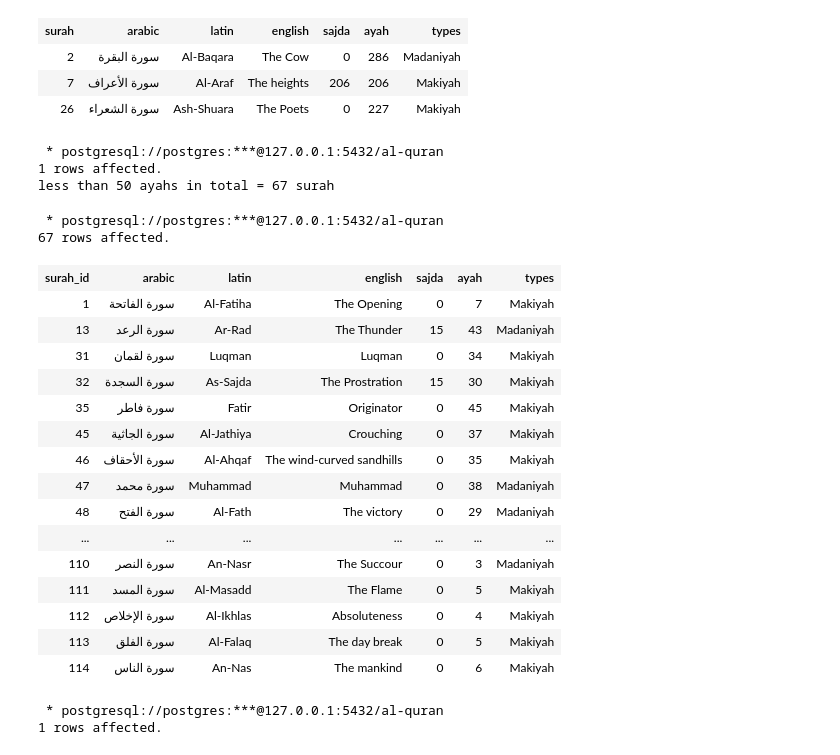
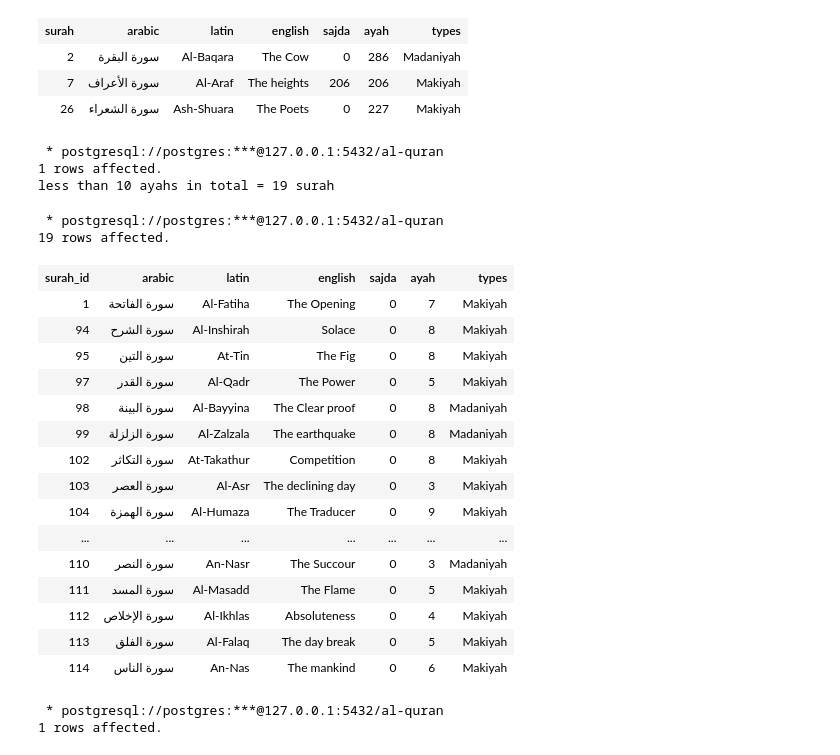
Before and after one commit to hudayala/Quran-Database-and-Data-Warehouse_Sulaiman-Charaae, a Jupyter notebook: al-quran.ipynb, the cells around one changed output. Drawn from its saved outputs; the diff is of its cells as text; code cells hidden in the pictures.

```diff
--- a/al-quran.ipynb
+++ b/al-quran.ipynb
@@ -189,28 +166,28 @@ SELECT * FROM quran_surah WHERE ayah > '200';
 | 7 | سورة الأعراف | Al-Araf | The heights | 206 | 206 | Makiyah |
 | 26 | سورة الشعراء | Ash-Shuara | The Poets | 0 | 227 | Makiyah |
 # %%
-ayahmore  = %sql SELECT count(quran_surah),count(1) FROM quran_surah WHERE ayah <= '50' ;
-print("less than 50 ayahs in total =", ayahmore[0][0],'surah')
+ayahmore  = %sql SELECT count(quran_surah),count(1) FROM quran_surah WHERE ayah <= '10' ;
+print("less than 10 ayahs in total =", ayahmore[0][0],'surah')
 # %% [output]
  * postgresql://postgres:***@127.0.0.1:5432/al-quran
 1 rows affected.
-less than 50 ayahs in total = 67 surah
+less than 10 ayahs in total = 19 surah
 # %%
 %%sql
-SELECT * FROM quran_surah WHERE ayah <= '50';
+SELECT * FROM quran_surah WHERE ayah <= '10';
 # %% [output]
  * postgresql://postgres:***@127.0.0.1:5432/al-quran
-67 rows affected.
+19 rows affected.
 | surah_id | arabic | latin | english | sajda | ayah | types |
 | 1 | سورة الفاتحة | Al-Fatiha | The Opening | 0 | 7 | Makiyah |
-| 13 | سورة الرعد | Ar-Rad | The Thunder | 15 | 43 | Madaniyah |
-| 31 | سورة لقمان | Luqman | Luqman | 0 | 34 | Makiyah |
-| 32 | سورة السجدة | As-Sajda | The Prostration | 15 | 30 | Makiyah |
-| 35 | سورة فاطر | Fatir | Originator | 0 | 45 | Makiyah |
-| 45 | سورة الجاثية | Al-Jathiya | Crouching | 0 | 37 | Makiyah |
-| 46 | سورة الأحقاف | Al-Ahqaf | The wind-curved sandhills | 0 | 35 | Makiyah |
-| 47 | سورة محمد | Muhammad | Muhammad | 0 | 38 | Madaniyah |
-| 48 | سورة الفتح | Al-Fath | The victory | 0 | 29 | Madaniyah |
+| 94 | سورة الشرح | Al-Inshirah | Solace | 0 | 8 | Makiyah |
+| 95 | سورة التين | At-Tin | The Fig | 0 | 8 | Makiyah |
+| 97 | سورة القدر | Al-Qadr | The Power | 0 | 5 | Makiyah |
+| 98 | سورة البينة | Al-Bayyina | The Clear proof | 0 | 8 | Madaniyah |
+| 99 | سورة الزلزلة | Al-Zalzala | The earthquake | 0 | 8 | Madaniyah |
+| 102 | سورة التكاثر | At-Takathur | Competition | 0 | 8 | Makiyah |
+| 103 | سورة العصر | Al-Asr | The declining day | 0 | 3 | Makiyah |
+| 104 | سورة الهمزة | Al-Humaza | The Traducer | 0 | 9 | Makiyah |
 | ... | ... | ... | ... | ... | ... | ... |
 | 110 | سورة النصر | An-Nasr | The Succour | 0 | 3 | Madaniyah |
 | 111 | سورة المسد | Al-Masadd | The Flame | 0 | 5 | Makiyah |
```
Also changed, not shown: parts of 5 cells of this notebook.
